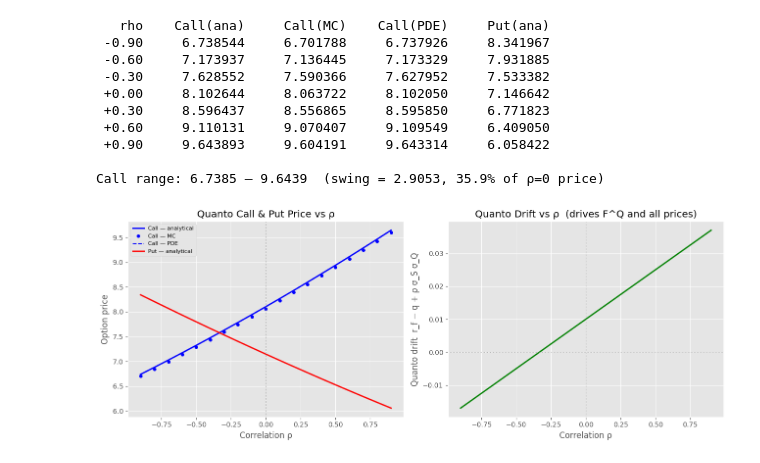
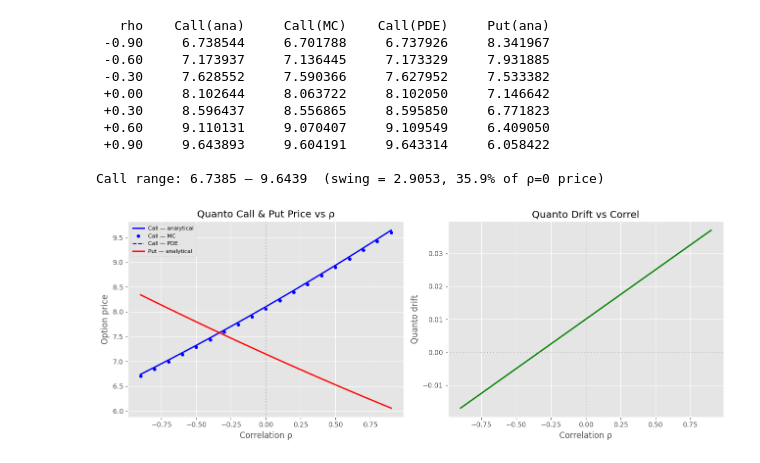
Before and after one commit to niharika-madana/qflib-pricing-engine, a Jupyter notebook: examples/Python/Group6-FinalProject.ipynb, the cells around one changed output. Cells and saved outputs as stored; diff of their text form; code cells hidden in the pictures.

```diff
--- a/examples/Python/final_notebook.ipynb
+++ b/examples/Python/Group6-FinalProject.ipynb
@@ -343,26 +366,26 @@ Call range: 6.7385 – 9.6439  (swing = 2.9053, 35.9% of ρ=0 price)
 # %%
 fig, axes = plt.subplots(1, 2, figsize=(13, 5))
 
 axes[0].plot(rho_vals, ana_calls, 'b-',  linewidth=2,  label='Call — analytical')
 axes[0].plot(rho_vals, mc_calls,  'bo',  markersize=4, label='Call — MC')
 axes[0].plot(rho_vals, pde_calls, 'b--', linewidth=1.5,label='Call — PDE')
 axes[0].plot(rho_vals, ana_puts,  'r-',  linewidth=2,  label='Put — analytical')
 axes[0].axvline(0, color='gray', linestyle=':', linewidth=0.8)
 axes[0].set_xlabel('Correlation ρ')
 axes[0].set_ylabel('Option price')
 axes[0].set_title('Quanto Call & Put Price vs ρ')
 axes[0].legend(fontsize=8)
 
 drifts = [rf - q_div + r * sigma_S * sigma_Q for r in rho_vals]
 axes[1].plot(rho_vals, drifts, 'g-', linewidth=2)
 axes[1].axhline(0, color='gray', linestyle=':', linewidth=0.8)
 axes[1].axvline(0, color='gray', linestyle=':', linewidth=0.8)
 axes[1].set_xlabel('Correlation ρ')
-axes[1].set_ylabel('Quanto drift  r_f − q + ρ σ_S σ_Q')
-axes[1].set_title('Quanto Drift vs ρ  (drives F^Q and all prices)')
+axes[1].set_ylabel('Quanto drift')
+axes[1].set_title('Quanto Drift vs Correl')
 
 plt.tight_layout()
 plt.savefig("correlation_effect.png", dpi=150, bbox_inches="tight")
 plt.show()
 # %% [output]
-[figure, old version]
+[figure, new version]
```
Also changed, not shown: parts of 3 cells of this notebook, 7 other files.
